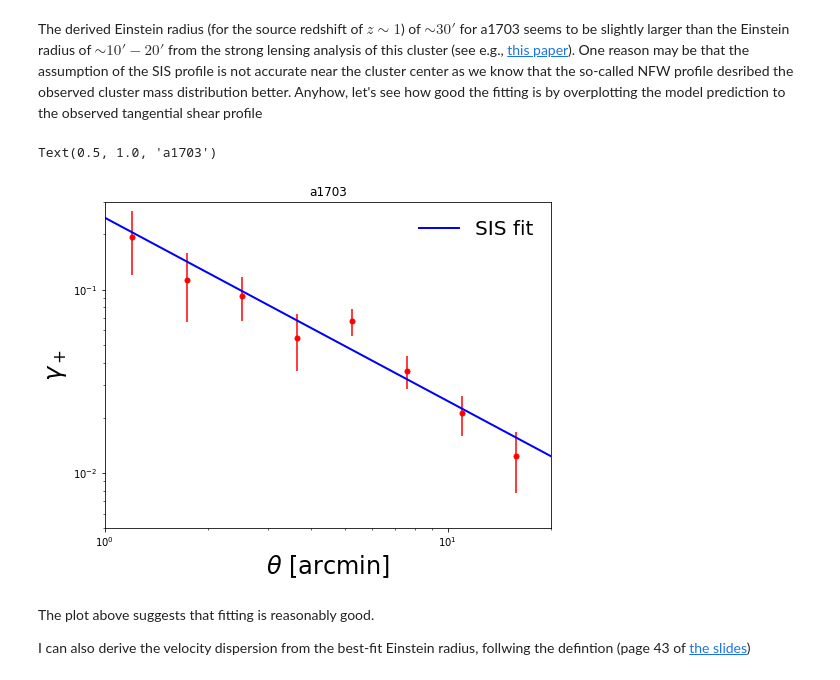
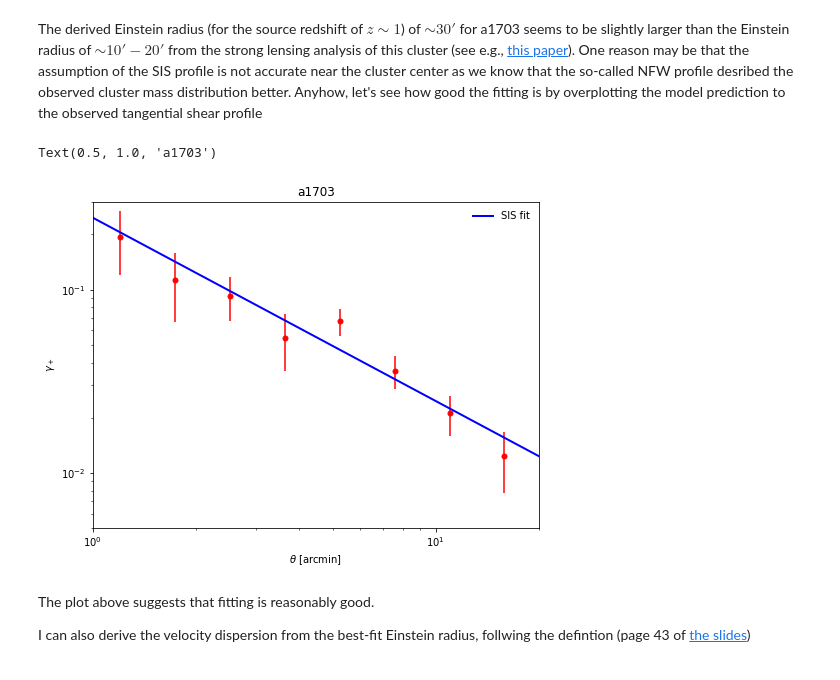
Before and after one commit to oguri/wlcluster_tutorial, a Jupyter notebook: analyze_tangential_shear.ipynb, the cells around one changed output. Drawn from its saved outputs; the diff is of its cells as text; code cells hidden in the pictures.

```diff
--- a/analyze_tangential_shear.ipynb
+++ b/analyze_tangential_shear.ipynb
@@ -204,37 +204,37 @@ The derived Einstein radius (for the source redshift of $z\sim 1$) of $\sim 30'$
 # %%
 # conpute best-fit profile
 tt1 = 10 ** np.linspace(-1.0, 2.0, num = 300)
 yy1 = fit_sis(tt1, tein[0])
 
 xmin = 1.0
 xmax = 20.0
 ymin = 0.005
 ymax = 0.3
 
 plt.figure(figsize = (8, 6))
 
 plt.hlines(0, xmin, xmax, linestyles = 'dotted')
 
 plt.plot(tt1, yy1, '-', color = 'b', lw = 2.)
 
 plt.plot(tbin, gt_ave, '.', markersize = 10, color = 'r')
 plt.errorbar(tbin, gt_ave, yerr = gt_sig, fmt = 'none', ecolor = 'r', label = '_nolegend_')
 
-plt.legend(['SIS fit'], markerscale = 1, frameon = False, fontsize = 20, labelspacing = 0.3, numpoints = 1, loc = 'upper right')
+plt.legend(['SIS fit'], markerscale = 1, frameon = False, labelspacing = 0.3, numpoints = 1, loc = 'upper right')
 
 ax = plt.gca()
 ax.set_xscale('log')
 ax.set_yscale('log')
 
 plt.xlim([xmin,xmax])
 plt.ylim([ymin,ymax])
 
-plt.xlabel('$\\theta$ [arcmin]', fontsize = 24)
-plt.ylabel('$\gamma_+$', fontsize = 24)
+plt.xlabel('$\\theta$ [arcmin]')
+plt.ylabel('$\gamma_+$')
 plt.title(cname)
 # %% [output]
 Text(0.5, 1.0, 'a1703')
-[figure, old version]
+[figure, new version]
 # %% [markdown]
 The plot above suggests that fitting is reasonably good.
 
```
Also changed, not shown: parts of 2 cells of this notebook.
